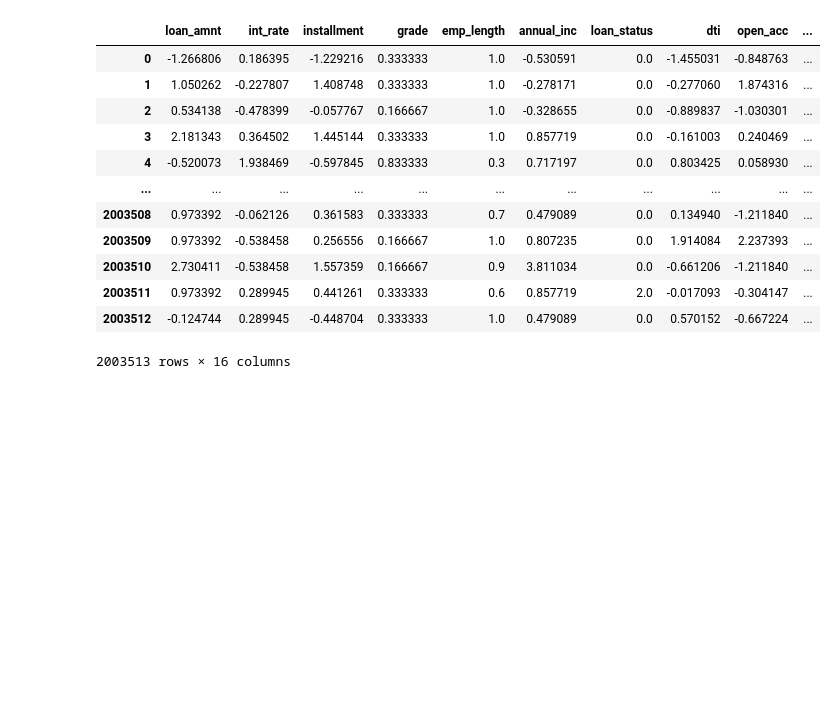
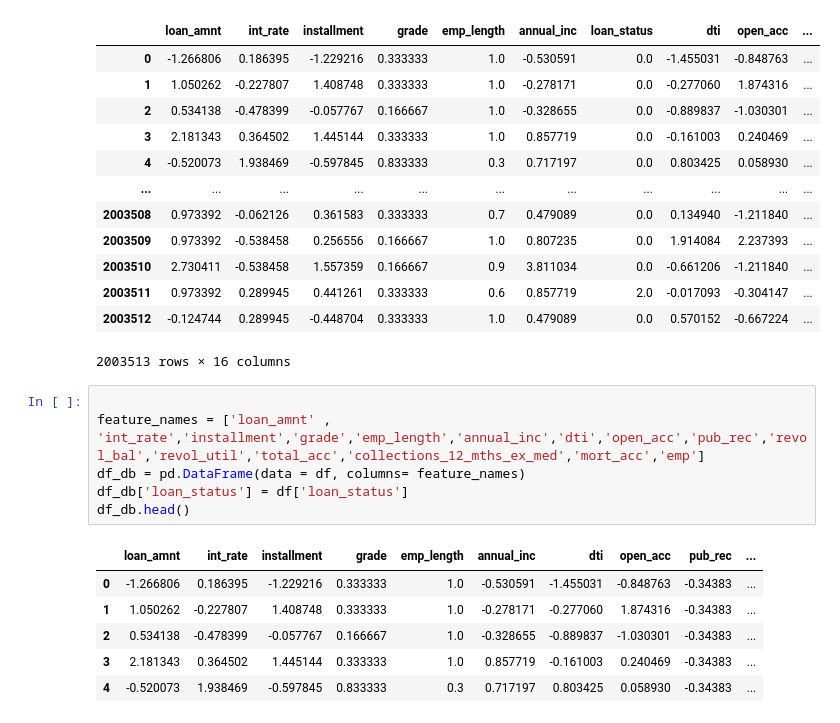
Before and after one commit to jiyoungeeeeeeeeeeeeeeeeeeeee/MLOps, a Jupyter notebook: feature_engineering.ipynb, the cells around one changed output. Saved outputs shown, nothing was run; the diff lists cells and outputs as text; blank space fills up the shorter version.

```diff
--- a/feature_engineering.ipynb
+++ b/feature_engineering.ipynb
@@ -253,6 +94,19 @@ df
 | 2003511 | 0.973392 | 0.289945 | 0.441261 | 0.333333 | 0.6 | 0.857719 | 2.0 | -0.017093 | -0.304147 | ... |
 | 2003512 | -0.124744 | 0.289945 | -0.448704 | 0.333333 | 1.0 | 0.479089 | 0.0 | 0.570152 | -0.667224 | ... |
 2003513 rows × 16 columns
+# %%
+
+feature_names = ['loan_amnt' , 'int_rate','installment','grade','emp_length','annual_inc','dti','open_acc','pub_rec','revol_bal','revol_util','total_acc','collections_12_mths_ex_med','mort_acc','emp']
+df_db = pd.DataFrame(data = df, columns= feature_names)
+df_db['loan_status'] = df['loan_status']
+df_db.head()
+# %% [output]
+|  | loan_amnt | int_rate | installment | grade | emp_length | annual_inc | dti | open_acc | pub_rec | ... |
+| 0 | -1.266806 | 0.186395 | -1.229216 | 0.333333 | 1.0 | -0.530591 | -1.455031 | -0.848763 | -0.34383 | ... |
+| 1 | 1.050262 | -0.227807 | 1.408748 | 0.333333 | 1.0 | -0.278171 | -0.277060 | 1.874316 | -0.34383 | ... |
+| 2 | 0.534138 | -0.478399 | -0.057767 | 0.166667 | 1.0 | -0.328655 | -0.889837 | -1.030301 | -0.34383 | ... |
+| 3 | 2.181343 | 0.364502 | 1.445144 | 0.333333 | 1.0 | 0.857719 | -0.161003 | 0.240469 | -0.34383 | ... |
+| 4 | -0.520073 | 1.938469 | -0.597845 | 0.833333 | 0.3 | 0.717197 | 0.803425 | 0.058930 | -0.34383 | ... |
 # %%
 from sklearn.cluster import DBSCAN
 
```
Also changed, not shown: parts of 13 cells of this notebook, 2 other files.
